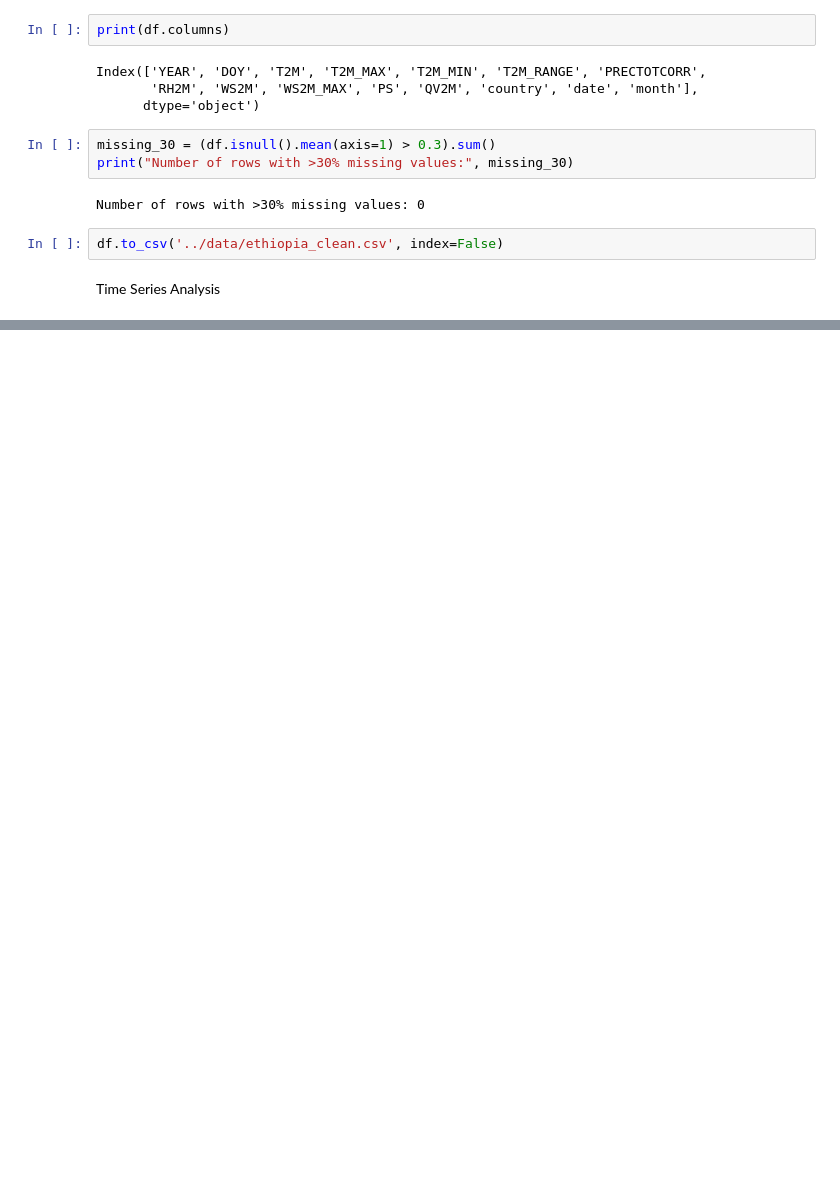
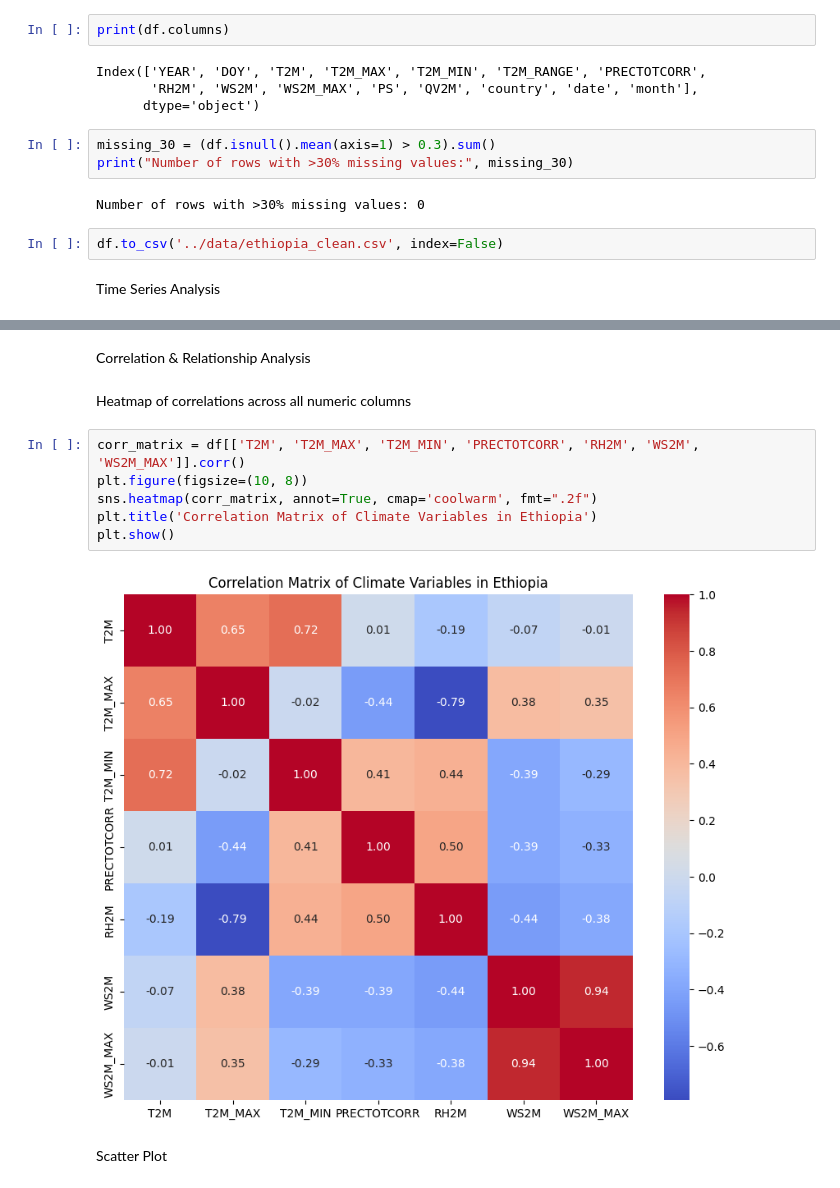
Before and after one commit to tibarekb/climate-challenge-week0, a Jupyter notebook: notebooks/ethiopia_eda.ipynb, the cells around one changed output, grey strips where cells are left out. Cells and saved outputs as stored; diff of their text form; blank space fills up the shorter version.

```diff
--- a/notebooks/ethiopia_eda.ipynb
+++ b/notebooks/ethiopia_eda.ipynb
@@ -123,0 +167,14 @@ Time Series Analysis
+# %% [markdown]
+Correlation & Relationship Analysis
+# %% [markdown]
+Heatmap of correlations across all numeric columns
+# %%
+corr_matrix = df[['T2M', 'T2M_MAX', 'T2M_MIN', 'PRECTOTCORR', 'RH2M', 'WS2M', 'WS2M_MAX']].corr()
+plt.figure(figsize=(10, 8))
+sns.heatmap(corr_matrix, annot=True, cmap='coolwarm', fmt=".2f")
+plt.title('Correlation Matrix of Climate Variables in Ethiopia')
+plt.show()
+# %% [output]
+[figure, added]
+# %% [markdown]
+Scatter Plot
```
Also changed, not shown: parts of 3 cells of this notebook.
